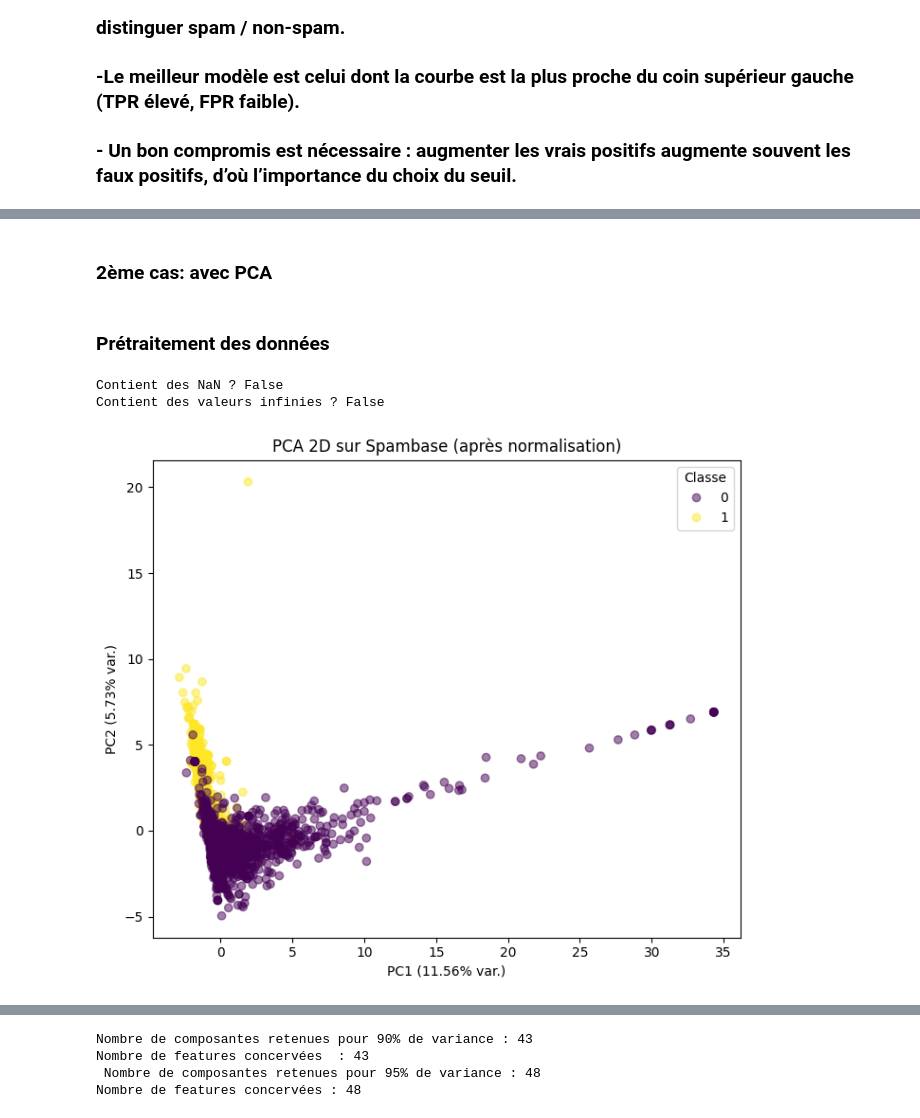
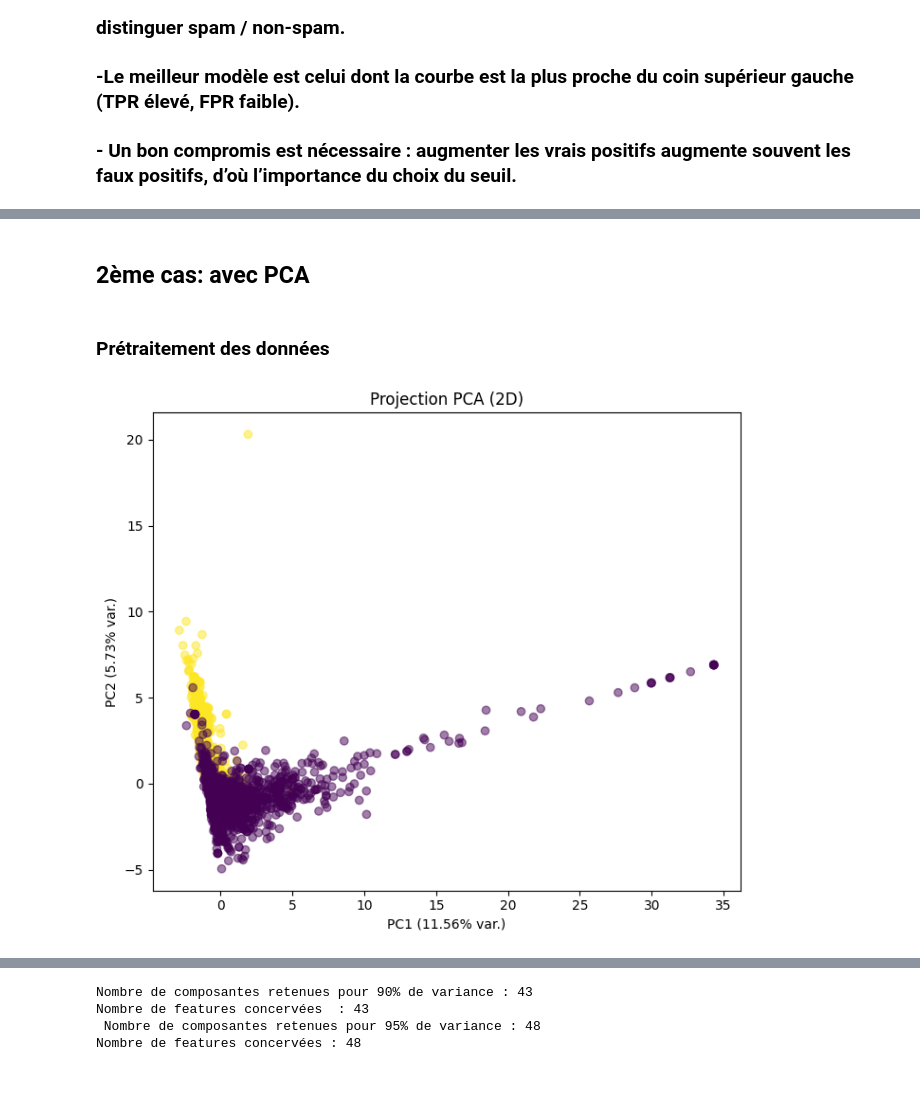
Before and after one commit to Ali322O/ML-project---Diabete-detection-, a Jupyter notebook: notebooks/spam.ipynb, the cells around one changed output, grey strips where cells are left out. Drawn from its saved outputs; the diff is of its cells as text; code cells hidden in the pictures; blank space fills up the shorter version.

```diff
--- a/notebooks/spam.ipynb
+++ b/notebooks/spam.ipynb
@@ -383,32 +392,13 @@ capital_run_length_longest    0.060287
 # %% [markdown]
-### 2ème cas: avec PCA
+## 2ème cas: avec PCA
 # %% [markdown]
 ### Prétraitement des données
 # %%
-df_clean = preprocess_data(df)
+df_clean , _ = preprocess_data(df)
-# %%
-from sklearn.decomposition import PCA
-import numpy as np
-
-# On part des features normalisées, sans la colonne cible
-features = df_processed.drop(columns=["spam"])
-
-
-# Vérification rapide : pas de NaN / inf / -inf
-X = features.to_numpy()
-print("Contient des NaN ?", np.isnan(X).any())
-print("Contient des valeurs infinies ?", ~np.isfinite(X).any())
-# %% [output]
-Contient des NaN ? False
-Contient des valeurs infinies ? False
 # %%
 X_pca_input = df_clean.drop(columns=["spam"])
 y_pca_input = df_clean["spam"]
 
-plot_pca_2d(
-    X_pca_input,
-    y_pca_input,
-    title="PCA 2D sur Spambase (après normalisation)"
-)
+plot_pca_2d(X_pca_input,y_pca_input)
 # %% [output]
-[figure, old version]
+[figure, new version]
```
Also changed, not shown: parts of 33 cells of this notebook, 2 other files.
